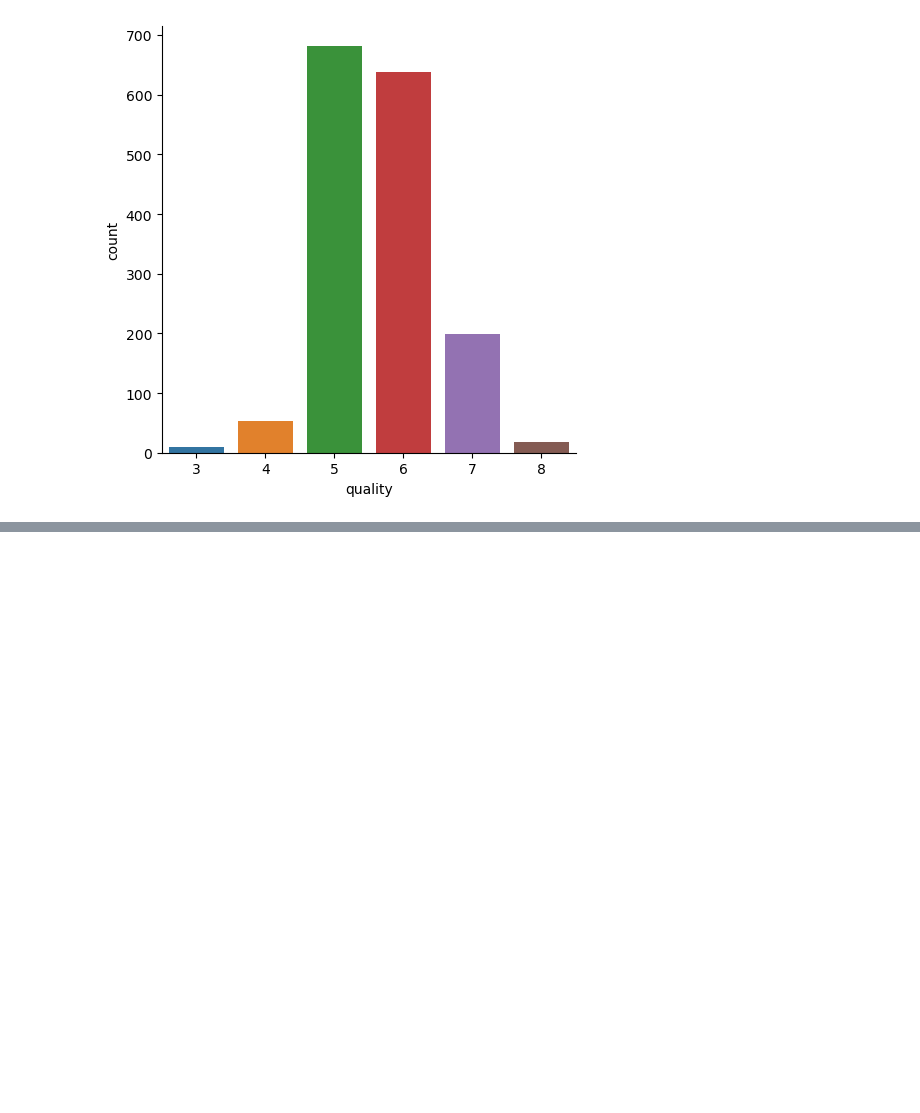
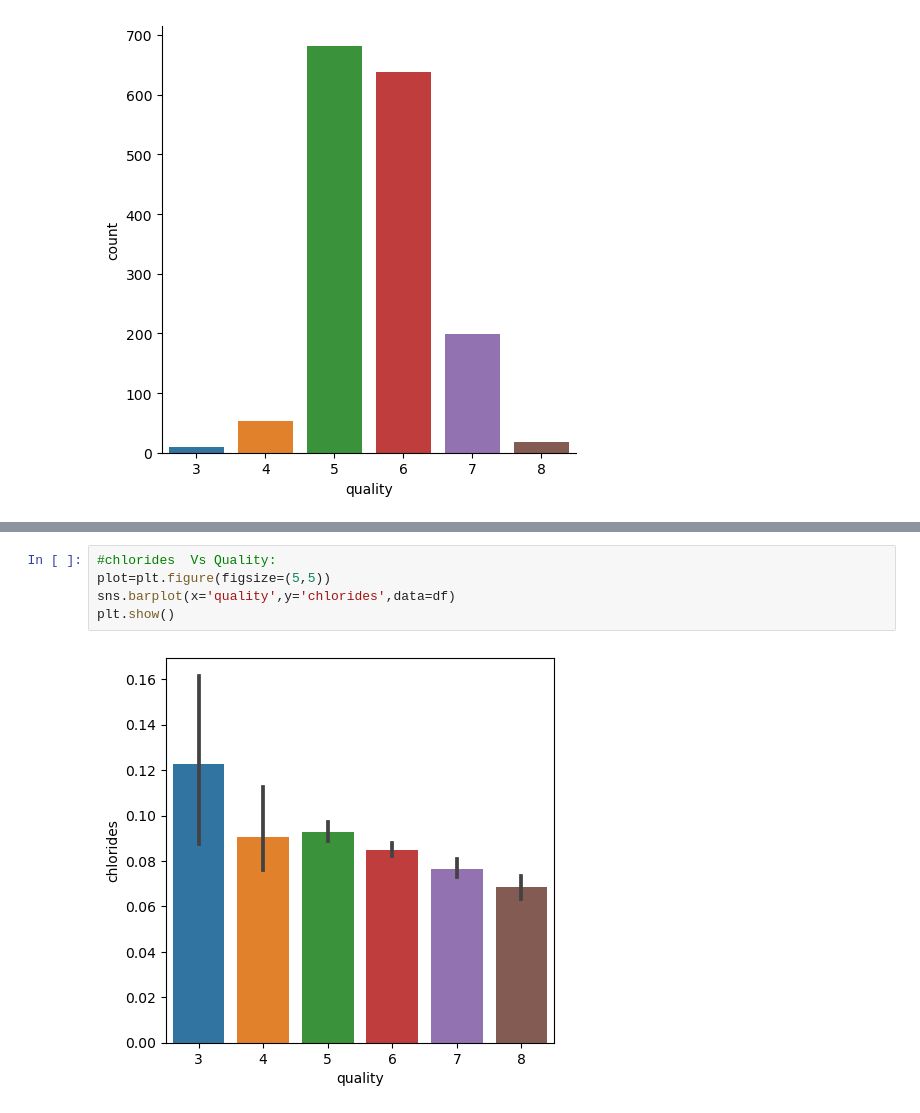
Before and after one commit to Aalekh012/Machine-Learning-Projects, a Jupyter notebook: Wine Quality Predictor/code.ipynb, the cells around one changed output, grey strips where cells are left out. Drawn from its saved outputs; the diff is of its cells as text; blank space fills up the shorter version.

```diff
--- a/Wine Quality Predictor/code.ipynb
+++ b/Wine Quality Predictor/code.ipynb
@@ -63,0 +88,7 @@ plt.show()
+# %%
+#chlorides  Vs Quality:
+plot=plt.figure(figsize=(5,5))
+sns.barplot(x='quality',y='chlorides',data=df)
+plt.show()
+# %% [output]
+[figure, added]
```
Also changed, not shown: parts of 26 cells of this notebook.
